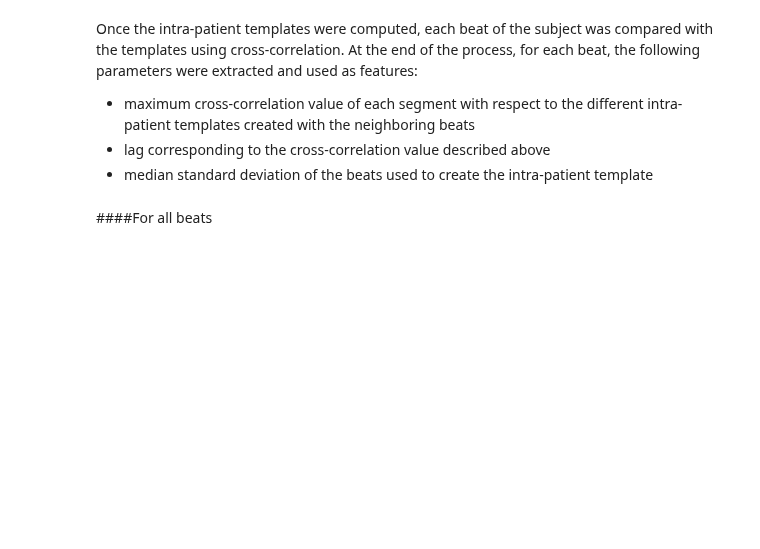
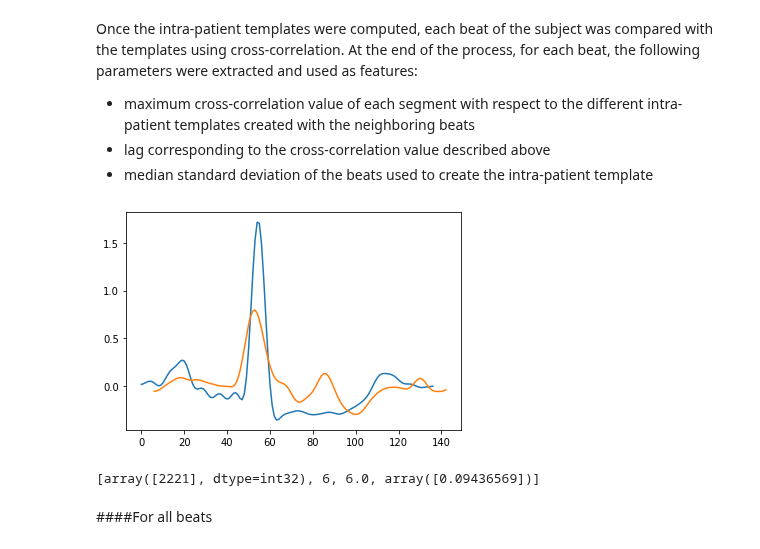
Before and after one commit to alice202122/AI_PROJECT, a Jupyter notebook: AI_Assignment.ipynb, the cells around one changed output. Saved outputs shown, nothing was run; the diff lists cells and outputs as text; code cells hidden in the pictures; blank space fills up the shorter version.

```diff
--- a/AI_Assignment.ipynb
+++ b/AI_Assignment.ipynb
@@ -685,2 +718,19 @@ md_std = stats.median_absolute_deviation(ecgtmp_80)
+# %%
+n_beat1 = tpltIlead_25[patient][middlebeatplusbeatsassoc][n_middlebeatplusbeatsassoc][middle_beat][ecg]
+plt.plot(n_beat1)
+time = np.arange(0, len(n_beat1), 1)
+dx = np.mean(np.diff(time))
+max = (np.argmax(signal.correlate(np.vstack(n_beat1), tpltIlead25_mean)) - len(tpltIlead25_mean))
+lag = max * dx
+plt.plot(time+lag, tpltIlead25_mean)
+md_std = stats.median_absolute_deviation(tpltIlead25_mean)
+# %% [output]
+[figure, added]
+# %%
+middle_beat = tpltIlead_25[patient][middlebeatplusbeatsassoc][n_middlebeatplusbeatsassoc][middle_beat][head]
+beat_feat = [ middle_beat, max, lag, md_std ]
+beat_feat
+# %% [output]
+[array([2221], dtype=int32), 6, 6.0, array([0.09436569])]
 # %% [markdown]
 ####For all beats
```
Also changed, not shown: parts of 22 cells of this notebook.
